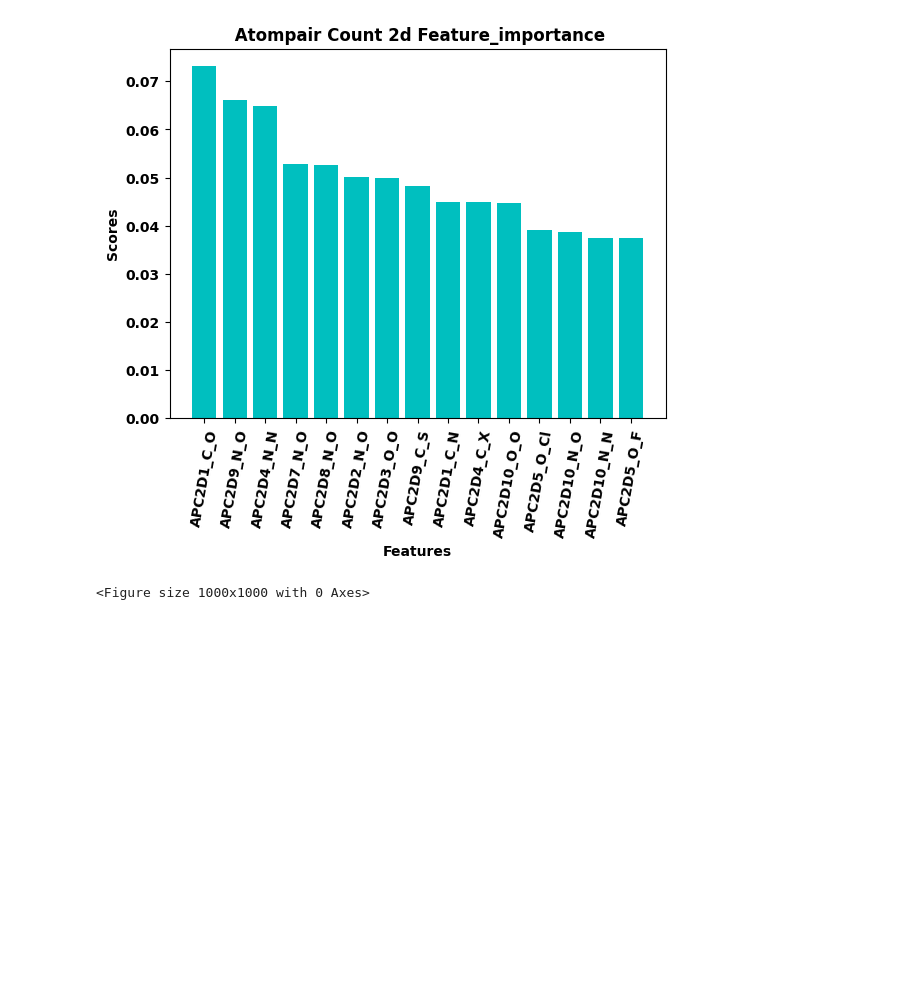
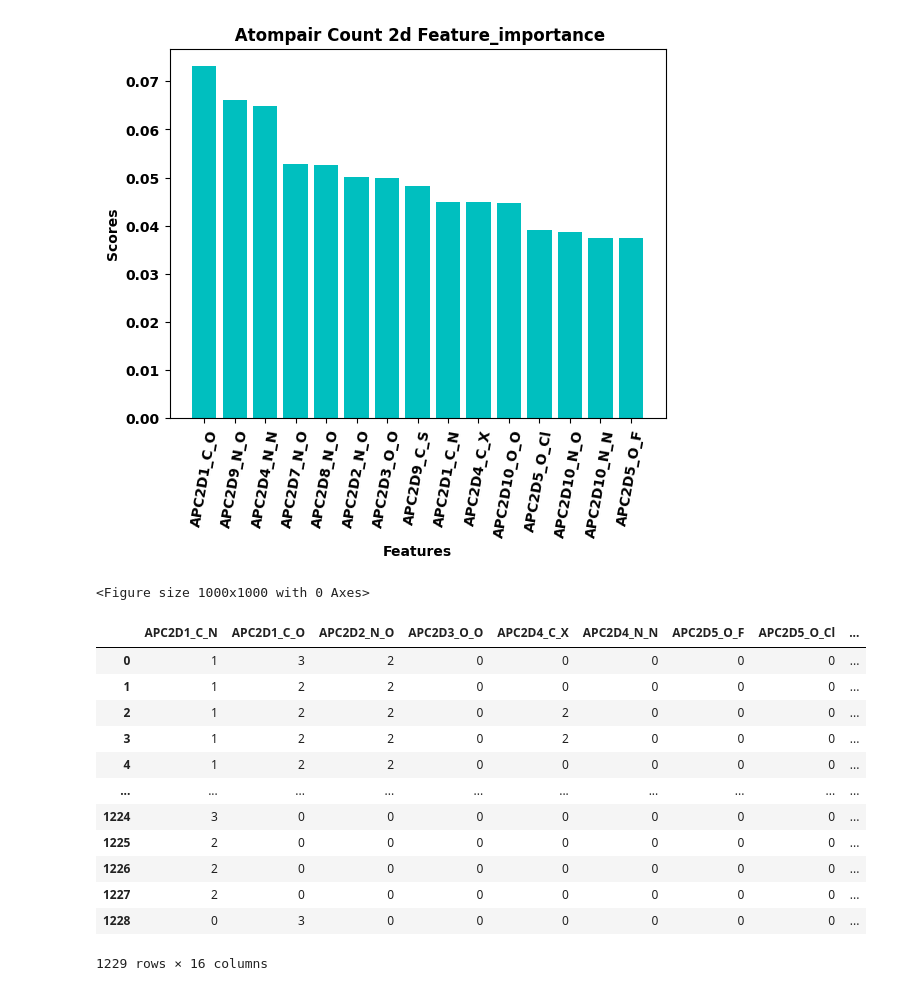
Before and after one commit to Vanitha-Jain/capstone, a Jupyter notebook: APC2DFS2.ipynb, the cells around one changed output. Cells and saved outputs as stored; diff of their text form; code cells hidden in the pictures; blank space fills up the shorter version.

```diff
--- a/APC2DFS2.ipynb
+++ b/APC2DFS2.ipynb
@@ -404,5 +404,22 @@ plt.savefig("Features.jpg", bbox_inches = 'tight')
 # %% [output]
 [figure]
 <Figure size 1000x1000 with 0 Axes>
+# %%
+AP2DFS2 = pd.concat([X_new,y],axis=1)
+AP2DFS2
+# %% [output]
+|  | APC2D1_C_N | APC2D1_C_O | APC2D2_N_O | APC2D3_O_O | APC2D4_C_X | APC2D4_N_N | APC2D5_O_F | APC2D5_O_Cl | ... |
+| 0 | 1 | 3 | 2 | 0 | 0 | 0 | 0 | 0 | ... |
+| 1 | 1 | 2 | 2 | 0 | 0 | 0 | 0 | 0 | ... |
+| 2 | 1 | 2 | 2 | 0 | 2 | 0 | 0 | 0 | ... |
+| 3 | 1 | 2 | 2 | 0 | 2 | 0 | 0 | 0 | ... |
+| 4 | 1 | 2 | 2 | 0 | 0 | 0 | 0 | 0 | ... |
+| ... | ... | ... | ... | ... | ... | ... | ... | ... | ... |
+| 1224 | 3 | 0 | 0 | 0 | 0 | 0 | 0 | 0 | ... |
+| 1225 | 2 | 0 | 0 | 0 | 0 | 0 | 0 | 0 | ... |
+| 1226 | 2 | 0 | 0 | 0 | 0 | 0 | 0 | 0 | ... |
+| 1227 | 2 | 0 | 0 | 0 | 0 | 0 | 0 | 0 | ... |
+| 1228 | 0 | 3 | 0 | 0 | 0 | 0 | 0 | 0 | ... |
+1229 rows × 16 columns
 # %%
 data3.to_csv('APC2DFS2_after_feature.csv') # Change APC2DFS2 to data3
```
